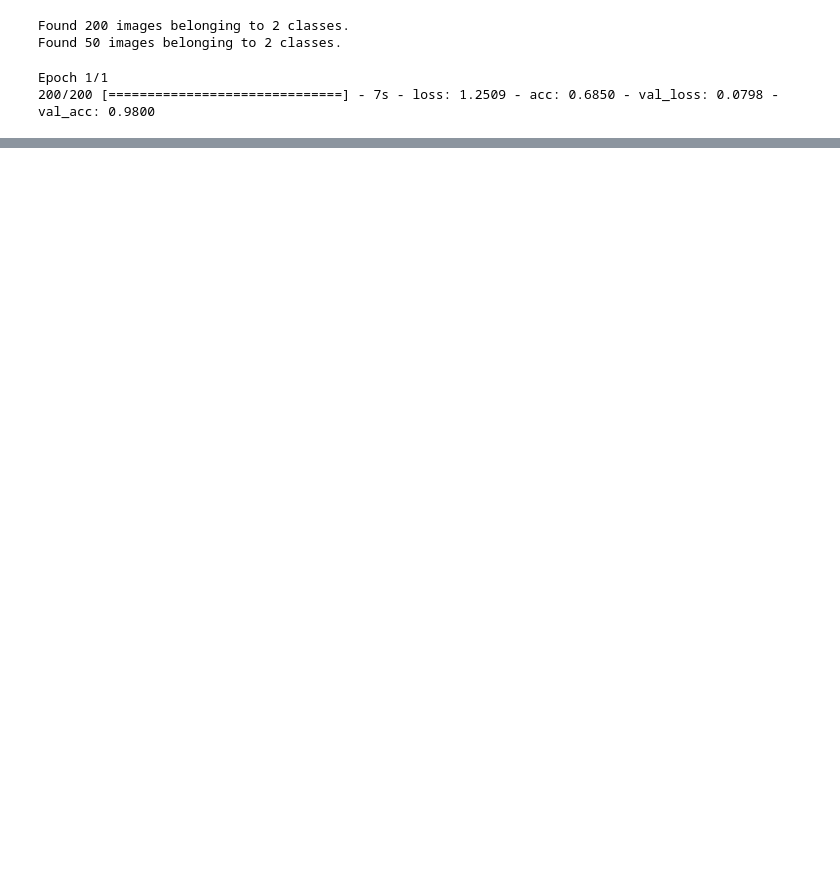
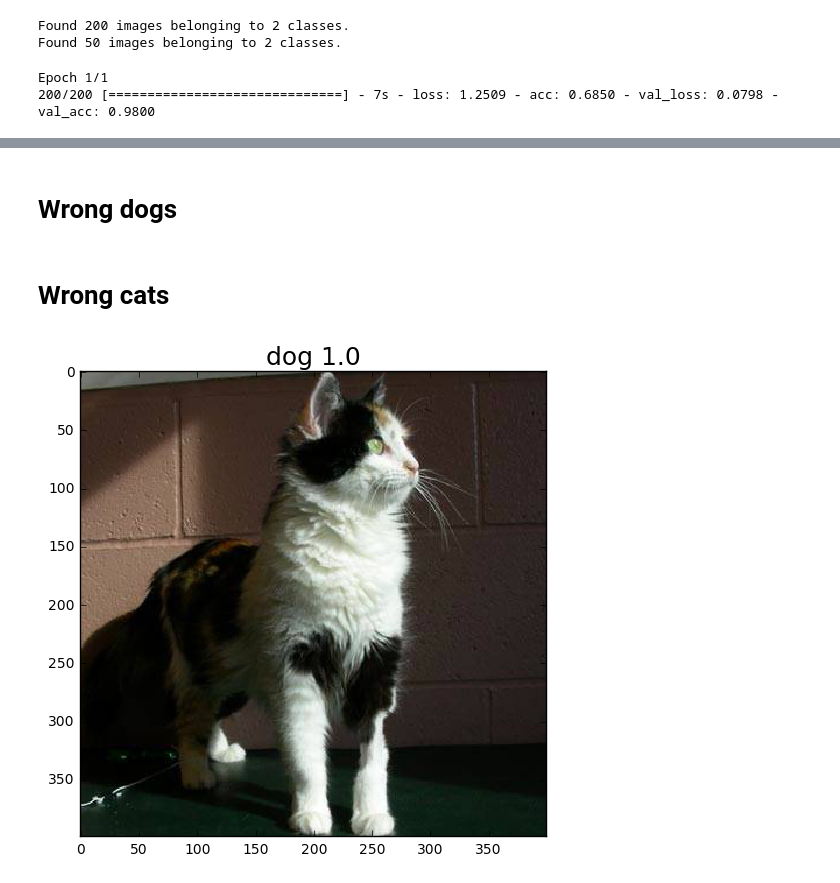
Before and after one commit to kwojcik/courses, a Jupyter notebook: deeplearning1/lesson1/vgg_redo.ipynb, the cells around one changed output, grey strips where cells are left out. Drawn from its saved outputs; the diff is of its cells as text; code cells hidden in the pictures; blank space fills up the shorter version.

```diff
--- a/deeplearning1/lesson1/vgg_redo.ipynb
+++ b/deeplearning1/lesson1/vgg_redo.ipynb
@@ -40,2 +47,4 @@ Epoch 1/1
+# %%
+vgg.model.load_weights(DATA_HOME_DIR + '/results/ft1.h5')
 # %%
-test_batches, pred_gen = vgg.test(path + 'test/', batch_size=batch_size)
+test_batches, preds = vgg.test(path + 'valid/', batch_size=batch_size)
@@ -43,0 +81,17 @@ vgg.test??
+# %%
+labels = ["dog" if dog else "cat" for dog in np.round(1-preds[:, 0]).astype(bool)]
+correct_labels = our_labels == test_batches.classes
+correct_cats = correct_labels & (test_batches.classes==0)
+correct_dogs = correct_labels & (test_batches.classes==1)
+wrong_cats = ~correct_labels & (test_batches.classes==0)
+wrong_dogs = ~correct_labels & (test_batches.classes==1)
+# %%
+def plot_images(batches, labels, preds, idxs, num, path):
+    if len(idxs) == 0:
+        return
+    idxs = np.random.choice(idxs, num)
+    filenames = [path + batches.filenames[i] for i in idxs]
+    labels = [str(labels[i]) + " " + str(preds[i]) for i in idxs]
+    plots([image.load_img(f) for f in filenames], titles=labels)
+# %% [markdown]
+# Wrong dogs
@@ -43,0 +100,6 @@ vgg.test??
+# %% [markdown]
+# Wrong cats
+# %%
+plot_images(test_batches, labels, 1-preds[:, 0], np.where(wrong_cats)[0], 1, path + 'valid/')
+# %% [output]
+[figure, added]
```
Also changed, not shown: parts of 15 cells of this notebook.
